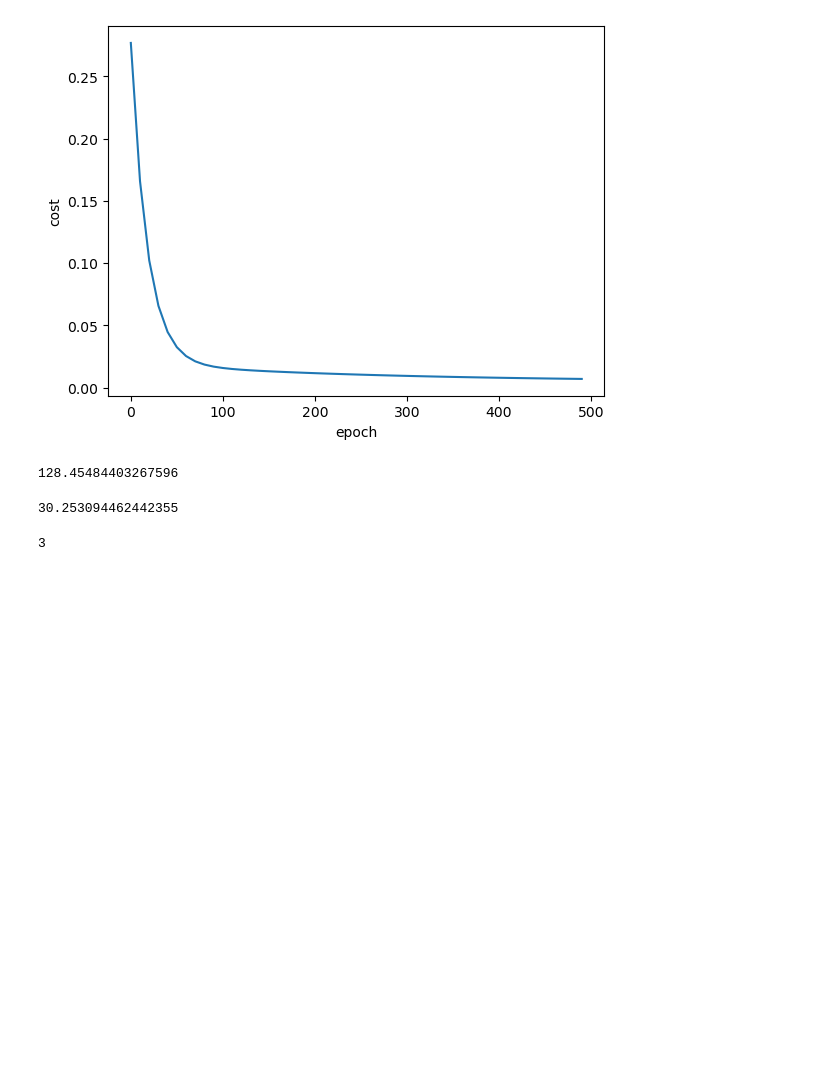
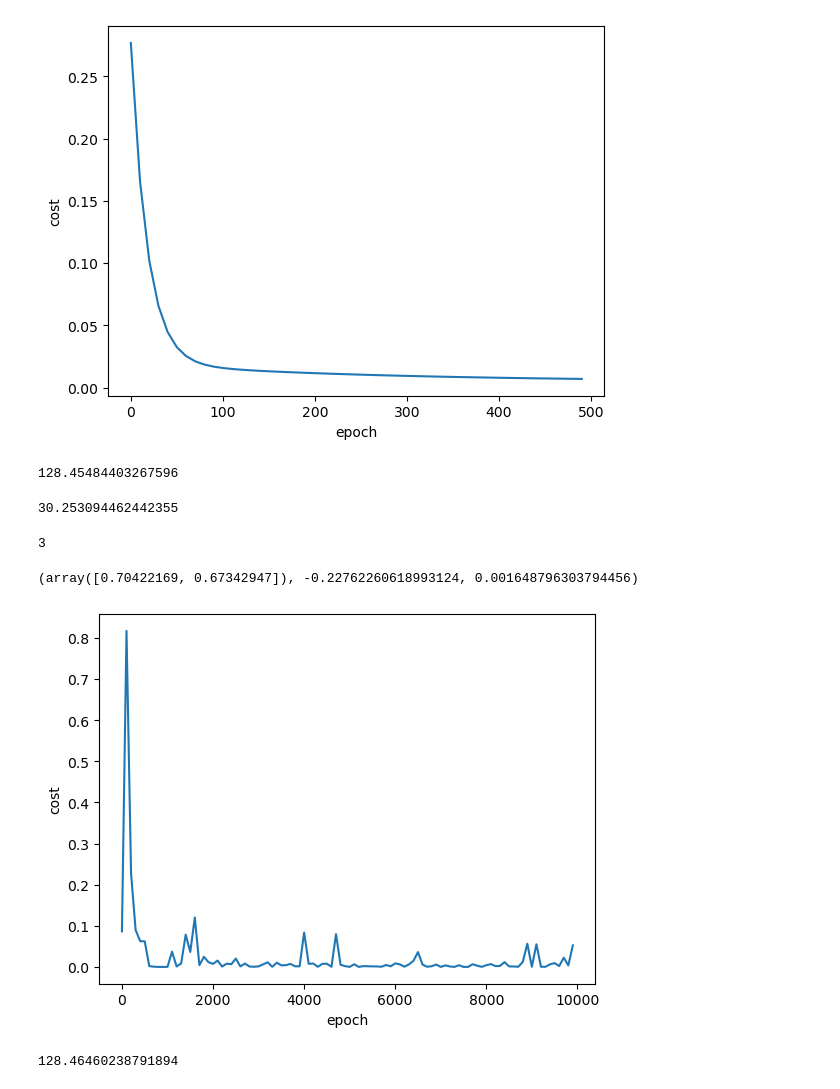
Before and after one commit to yasharth2004/Deep_Learning, a Jupyter notebook: codeBasics/05.ipynb, the cells around one changed output. Drawn from its saved outputs; the diff is of its cells as text; code cells hidden in the pictures; blank space fills up the shorter version.

```diff
--- a/codeBasics/05.ipynb
+++ b/codeBasics/05.ipynb
@@ -152,4 +152,38 @@ def stochastic_gradient_descent(X,y_true,epochs,learning_rate=0.01):
     epoch_list=[]
 
     for i in range (epochs):
-        random_index= random.randint()
+        random_index= random.randint(0,total_samples-1)
+        sample_x=X[random_index]
+        sample_y=y_true[random_index]
+
+        y_predicted = np.dot(w, sample_x.T)+b
+
+        w_grad= -(2/total_samples)*(sample_x.T.dot(sample_y-y_predicted))
+        b_grad= -(2/total_samples)*np.sum(sample_y-y_predicted)
+
+        w = w - learning_rate * w_grad
+        b = b - learning_rate * b_grad
+
+        cost = np.mean(np.square(sample_y - y_predicted))
+
+        if (i%100==0):
+            cost_list.append(cost)
+            epoch_list.append(i)
+
+    return w, b, cost, cost_list, epoch_list
+
+w_sdg , b_sdg, cost_sdg, cost_list_sdg, epoch_list_sdg = stochastic_gradient_descent(scaled_x, scaled_y.reshape(scaled_y.shape[0],),10000)
+w_sdg , b_sdg, cost_sdg
+# %% [output]
+(array([0.70422169, 0.67342947]), -0.22762260618993124, 0.001648796303794456)
+# %%
+plt.xlabel("epoch")
+plt.ylabel("cost")
+plt.plot(epoch_list_sdg,cost_list_sdg)
+plt.show()
+# %% [output]
+[figure, added]
+# %%
+predict(2600,4,w_sdg,b_sdg)
+# %% [output]
+128.46460238791894
```
